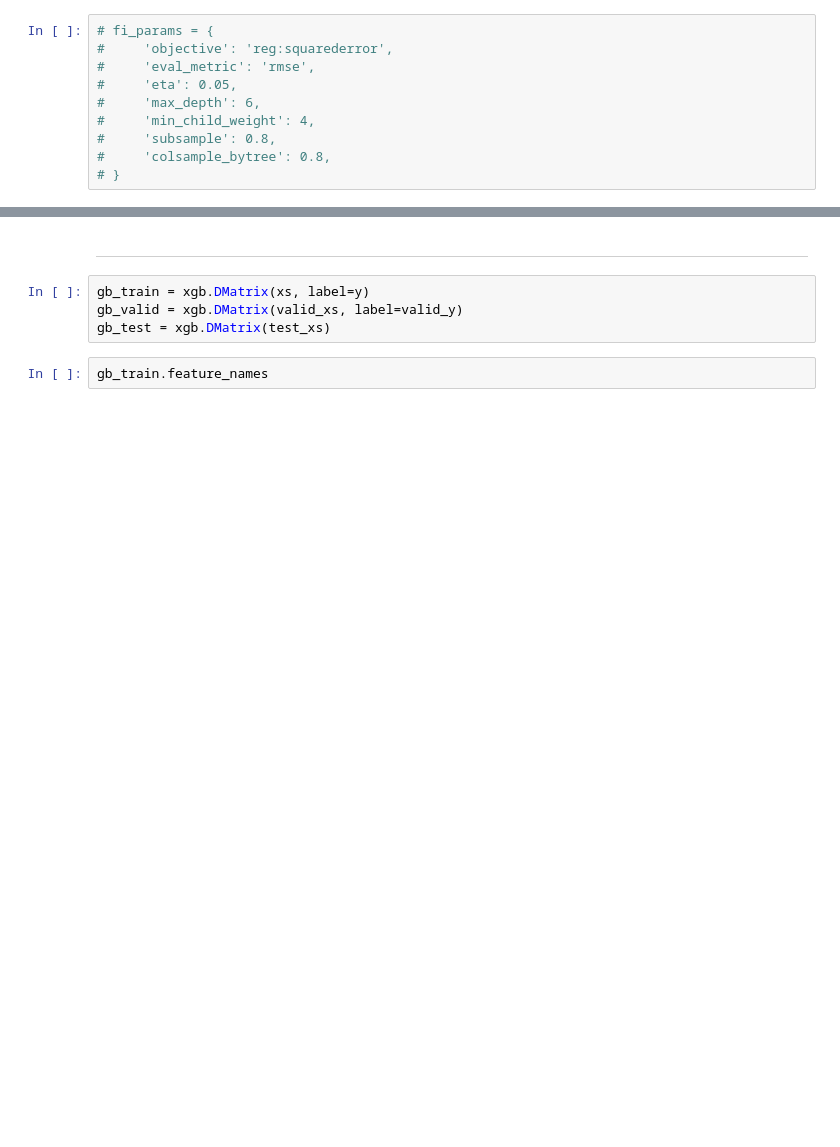
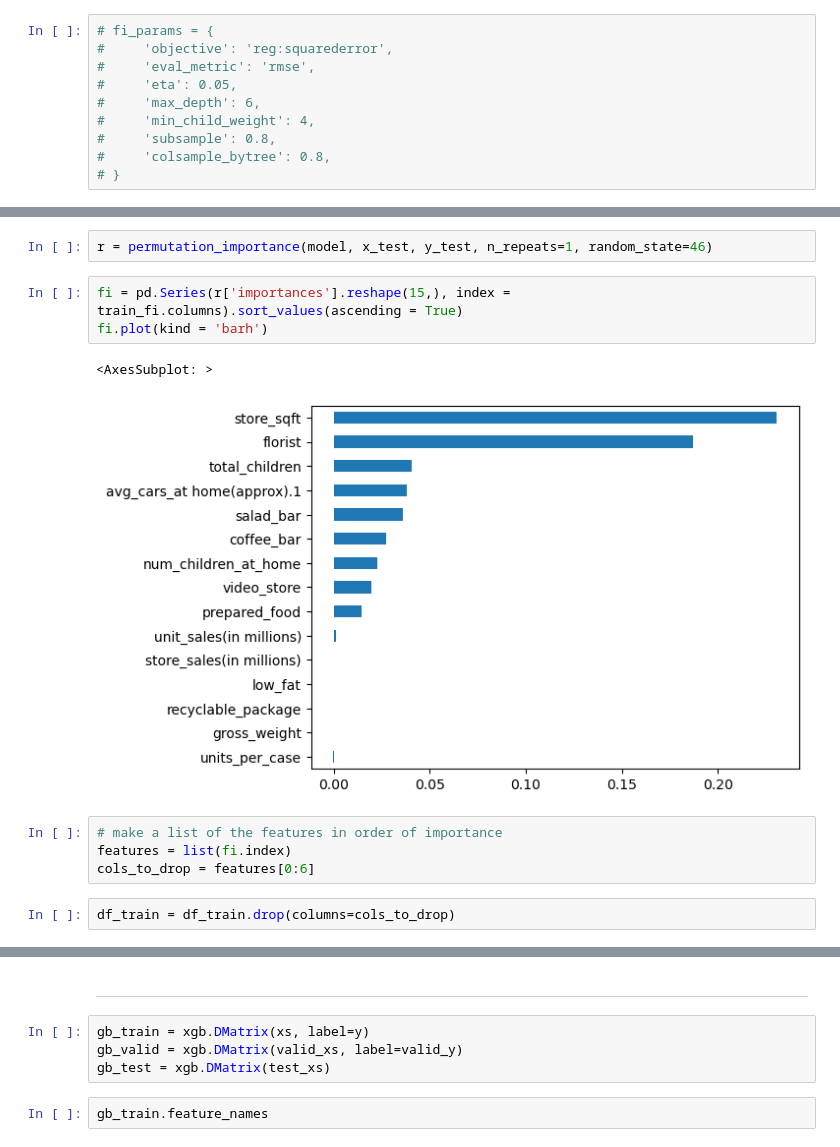
Before and after one commit to peterbull/s03e11_media, a Jupyter notebook: media_campaign_cost_boost.ipynb, the cells around one changed output, grey strips where cells are left out. Cells and saved outputs as stored; diff of their text form; blank space fills up the shorter version.

Commit message:
drop low fi columns

```diff
--- a/media_campaign_cost_boost.ipynb
+++ b/media_campaign_cost_boost.ipynb
@@ -234,0 +233,14 @@ plot_fi(model.feature_importances_)
+# %%
+r = permutation_importance(model, x_test, y_test, n_repeats=1, random_state=46)
+# %%
+fi = pd.Series(r['importances'].reshape(15,), index = train_fi.columns).sort_values(ascending = True)
+fi.plot(kind = 'barh')
+# %% [output]
+<AxesSubplot: >
+[figure, added]
+# %%
+# make a list of the features in order of importance
+features = list(fi.index)
+cols_to_drop = features[0:6]
+# %%
+df_train = df_train.drop(columns=cols_to_drop)
```
Also changed, not shown: parts of 9 cells of this notebook.
